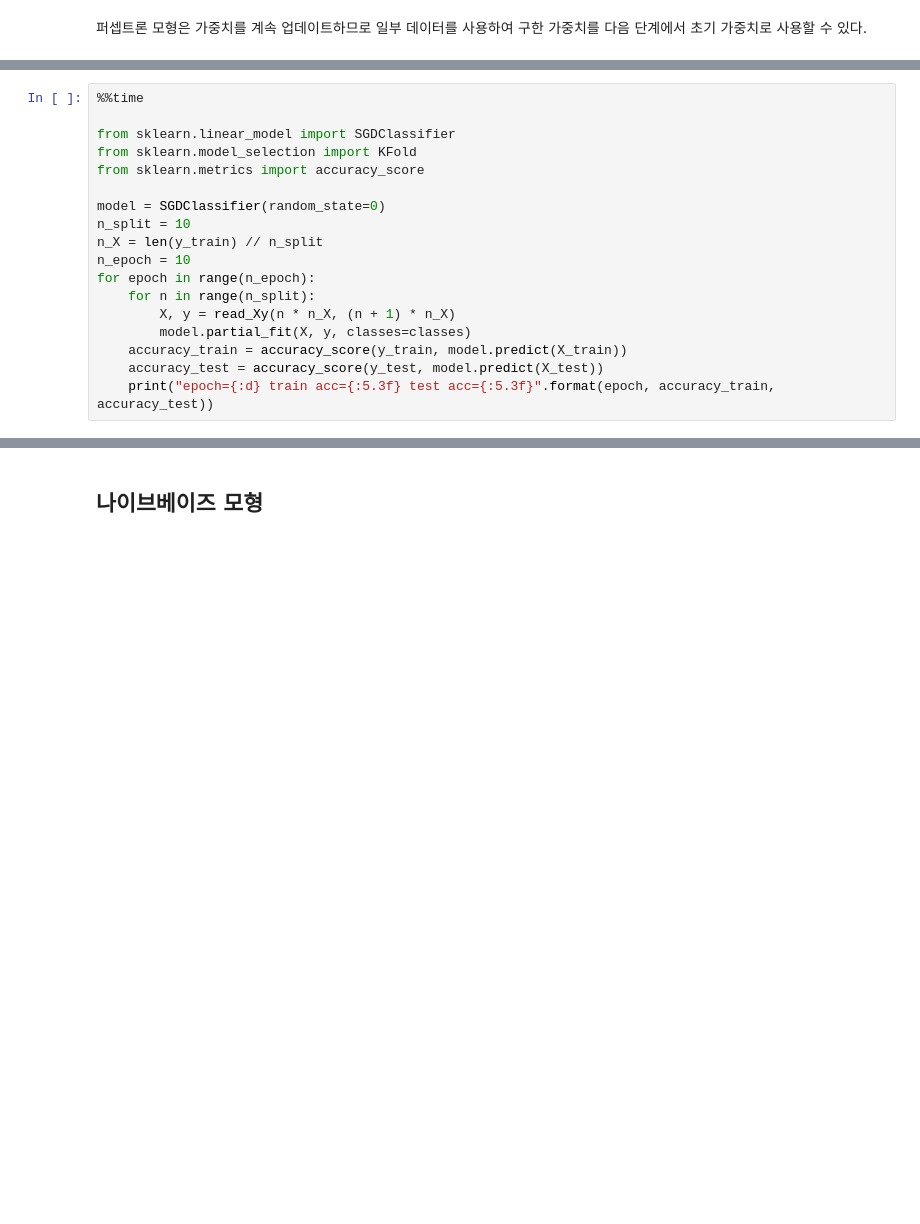
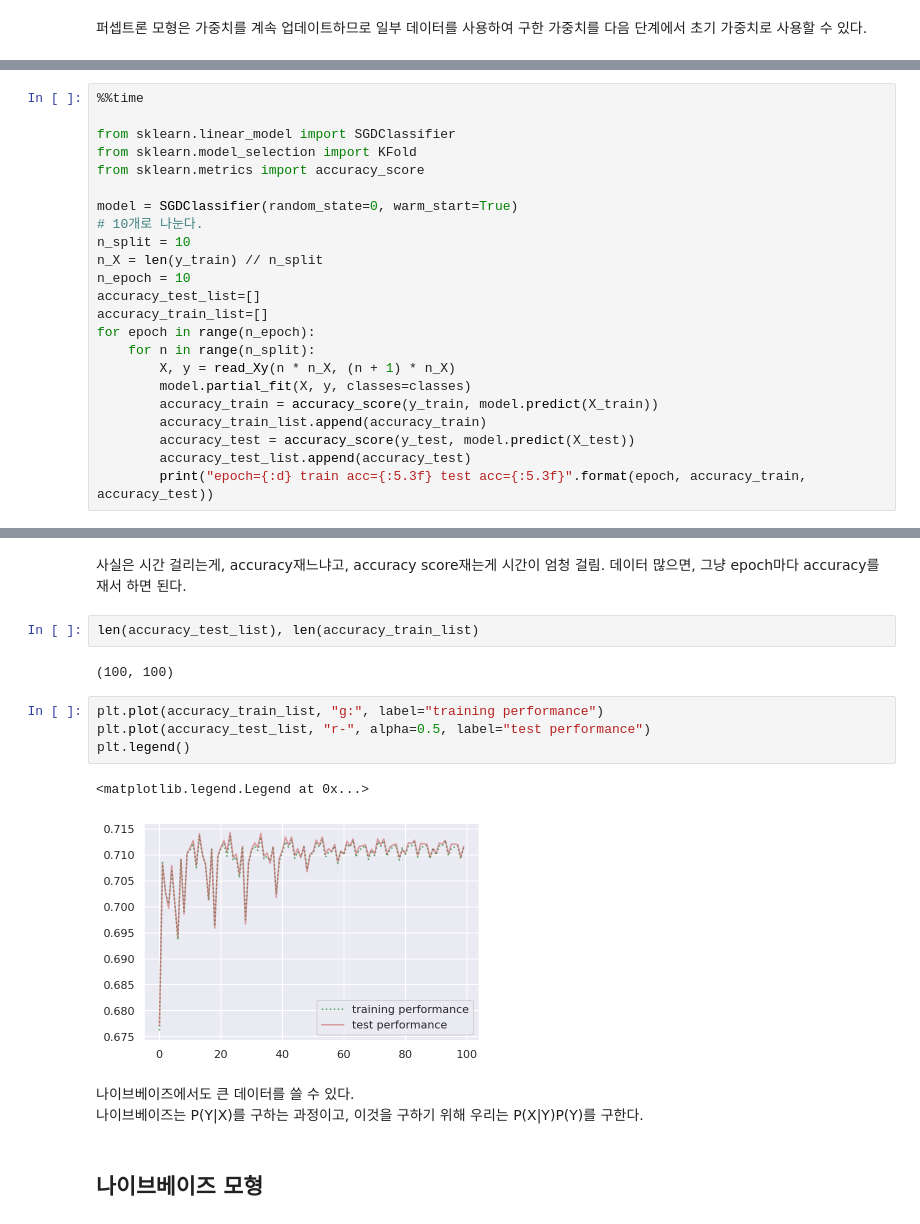
Before and after one commit to saanghyuk/0B-python, a Jupyter notebook: data_analysis/5_10_Model_Optimization.ipynb, the cells around one changed output, grey strips where cells are left out. Cells and saved outputs as stored; diff of their text form; blank space fills up the shorter version.

Commit message:
model optimization

```diff
--- a/data_analysis/5_10_Model_Optimization.ipynb
+++ b/data_analysis/5_10_Model_Optimization.ipynb
@@ -565,14 +904,19 @@ from sklearn.linear_model import SGDClassifier
 from sklearn.model_selection import KFold
 from sklearn.metrics import accuracy_score
 
-model = SGDClassifier(random_state=0)
+model = SGDClassifier(random_state=0, warm_start=True)
+# 10개로 나눈다.
 n_split = 10
 n_X = len(y_train) // n_split
 n_epoch = 10
+accuracy_test_list=[]
+accuracy_train_list=[]
 for epoch in range(n_epoch):
     for n in range(n_split):
         X, y = read_Xy(n * n_X, (n + 1) * n_X)
         model.partial_fit(X, y, classes=classes)
-    accuracy_train = accuracy_score(y_train, model.predict(X_train))
-    accuracy_test = accuracy_score(y_test, model.predict(X_test))
-    print("epoch={:d} train acc={:5.3f} test acc={:5.3f}".format(epoch, accuracy_train, accuracy_test))
+        accuracy_train = accuracy_score(y_train, model.predict(X_train))
+        accuracy_train_list.append(accuracy_train)
+        accuracy_test = accuracy_score(y_test, model.predict(X_test))
+        accuracy_test_list.append(accuracy_test)
+        print("epoch={:d} train acc={:5.3f} test acc={:5.3f}".format(epoch, accuracy_train, accuracy_test))
@@ -579,2 +941,18 @@ for epoch in range(n_epoch):
+# %% [markdown]
+사실은 시간 걸리는게, accuracy재느냐고, accuracy score재는게 시간이 엄청 걸림. 데이터 많으면, 그냥 epoch마다 accuracy를 재서 하면 된다.
+# %%
+len(accuracy_test_list), len(accuracy_train_list)
+# %% [output]
+(100, 100)
+# %%
+plt.plot(accuracy_train_list, "g:", label="training performance")
+plt.plot(accuracy_test_list, "r-", alpha=0.5, label="test performance")
+plt.legend()
+# %% [output]
+<matplotlib.legend.Legend at 0x...>
+[figure, added]
+# %% [markdown]
+나이브베이즈에서도 큰 데이터를 쓸 수 있다. <br>
+나이브베이즈는 P(Y|X)를 구하는 과정이고, 이것을 구하기 위해 우리는 P(X|Y)P(Y)를 구한다.
 # %% [markdown]
 ## 나이브베이즈 모형
```
Also changed, not shown: parts of 93 cells of this notebook, 3 other files.
